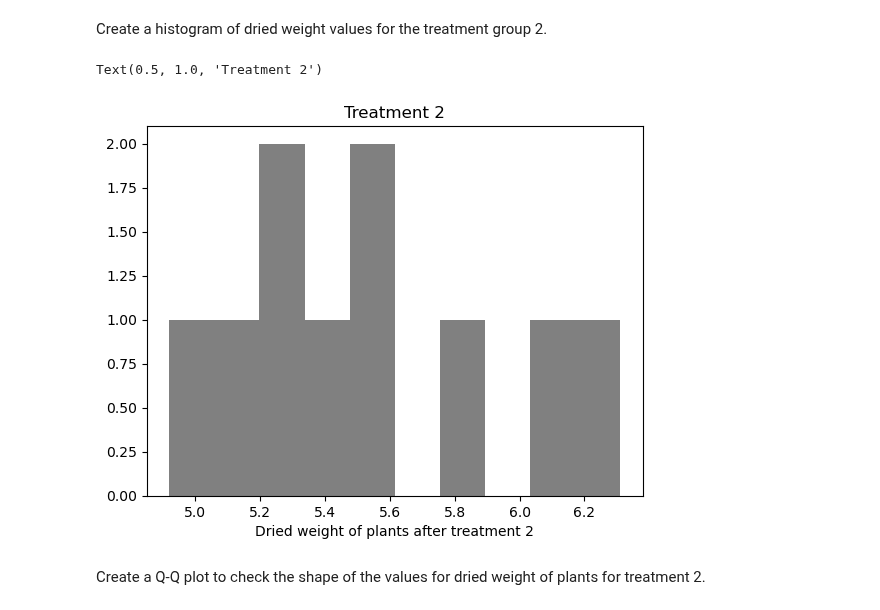
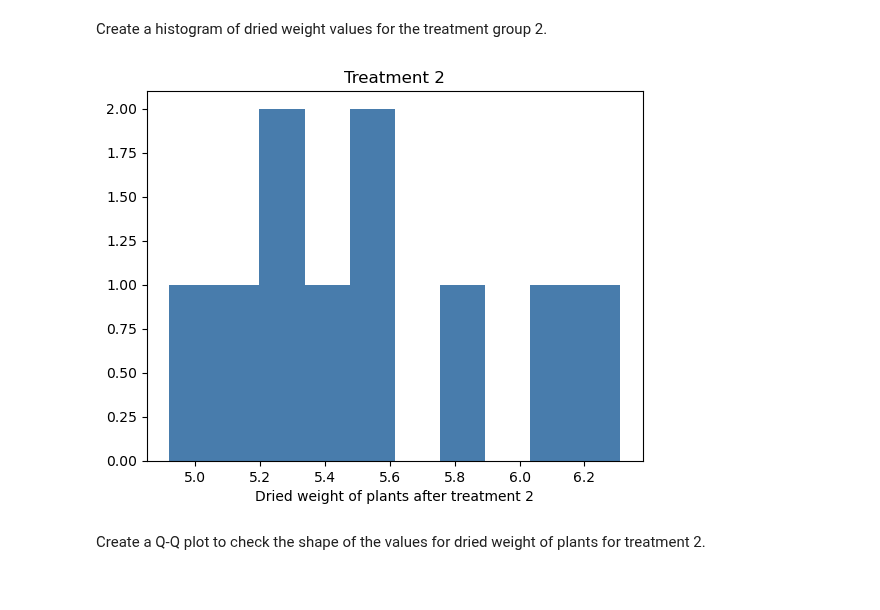
Before and after one commit to Tanja888/applied_statistics, a Jupyter notebook: project.ipynb, the cells around one changed output. Cells and saved outputs as stored; diff of their text form; code cells hidden in the pictures.

```diff
--- a/project.ipynb
+++ b/project.ipynb
@@ -172,16 +167,15 @@ P-value of Shapiro-Wilk test is not lower than 0.05 which is the threshold to re
 Create a histogram of dried weight values for the treatment group 2.
 # %%
 # Plot the treatment group 1
-plt.hist(trt2_group, color='grey')
+plt.hist(trt2_group, color='#487cac')
 
 # Add a label to the x-axis
 plt.xlabel("Dried weight of plants after treatment 2")
 
 # Add a title to the plot
-plt.title("Treatment 2")
+plt.title("Treatment 2");
 # %% [output]
-Text(0.5, 1.0, 'Treatment 2')
-[figure, old version]
+[figure, new version]
 # %% [markdown]
 Create a Q-Q plot to check the shape of the values for dried weight of plants for treatment 2.
 # %%
```
Also changed, not shown: parts of 18 cells of this notebook.
